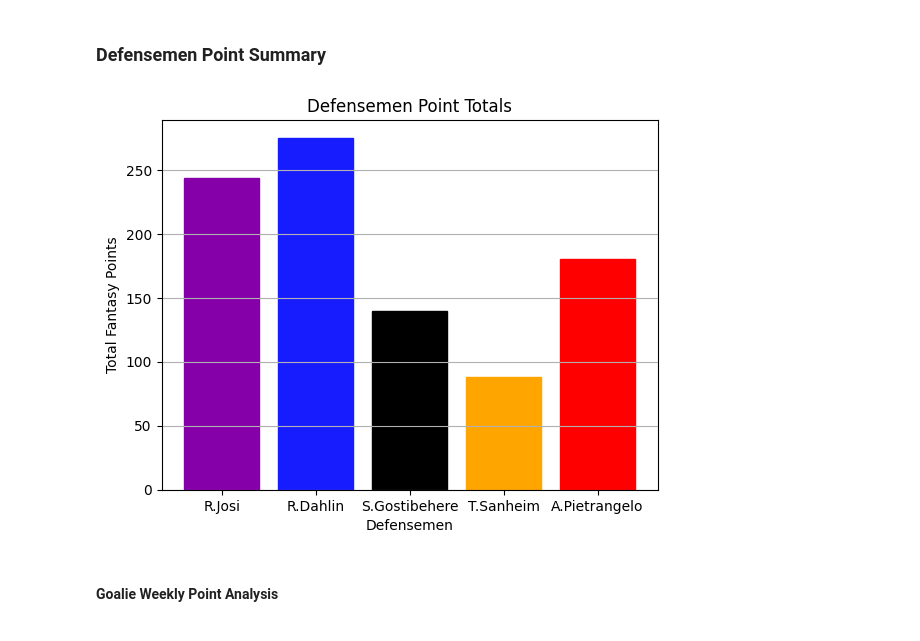
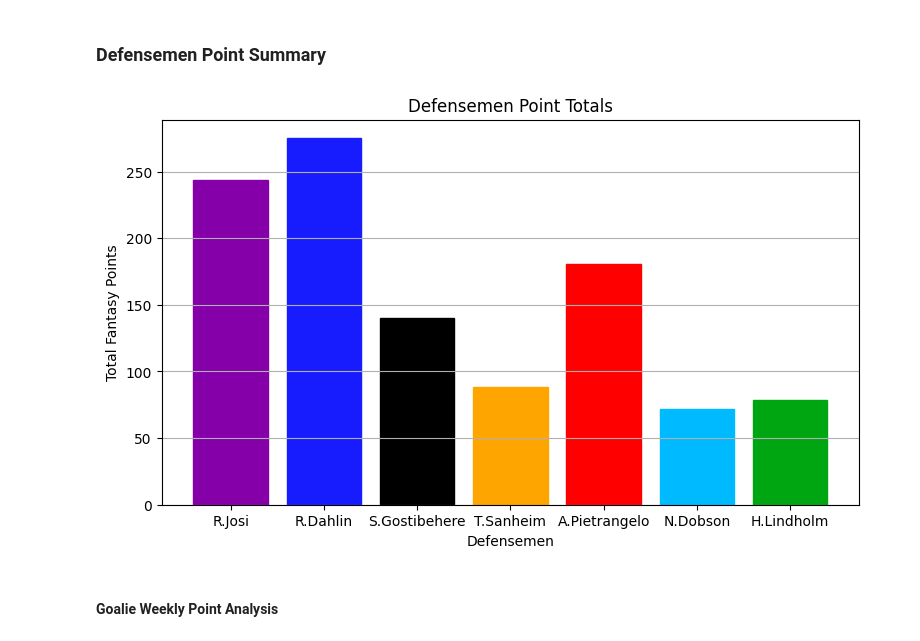
Before and after one commit to carsonbennett1/Hockey-Player-Analysis-Project, a Jupyter notebook: Fantasy_Analysis.ipynb, the cells around one changed output. Saved outputs shown, nothing was run; the diff lists cells and outputs as text; code cells hidden in the pictures.

Commit message:
d_point_totals

```diff
--- a/Fantasy_Analysis.ipynb
+++ b/Fantasy_Analysis.ipynb
@@ -178,28 +178,45 @@ plt.show()
 # %%
 josi_points = np.nan_to_num(josi_points, nan=0)
 dahlin_points = np.nan_to_num(dahlin_points, nan=0)
 gostisbehere_points = np.nan_to_num(gostisbehere_points, nan=0)
 sanheim_points = np.nan_to_num(sanheim_points, nan=0)
 pietrangelo_points = np.nan_to_num(pietrangelo_points, nan=0)
 
-x = ['R.Josi', 'R.Dahlin', 'S.Gostibehere', 'T.Sanheim', 'A.Pietrangelo']
-y = [josi_points.sum(), dahlin_points.sum(), gostisbehere_points.sum(), sanheim_points.sum(), pietrangelo_points.sum()]
+dobson = df[df['Name'] == 'N.Dobson']
+lindholm = df[df['Name'] == 'H.Lindholm']
 
+dobson_points = dobson[weeks].values.flatten()
+dobson_points = np.nan_to_num(dobson_points, nan=0)
+lindholm_points = lindholm[weeks].values.flatten()
+lindholm_points = np.nan_to_num(lindholm_points, nan=0)
+
+
+x = ['R.Josi', 'R.Dahlin', 'S.Gostibehere', 'T.Sanheim', 'A.Pietrangelo', 'N.Dobson', 'H.Lindholm']
+y = [josi_points.sum(), dahlin_points.sum(), gostisbehere_points.sum(), sanheim_points.sum(),
+     pietrangelo_points.sum(), dobson_points.sum(), lindholm_points.sum()]
+
+y_ticks = np.arange(0,350,25)
+
+plt.figure(figsize=(9,5))
+
+plt.yticks(y_ticks)
 
 bar_graph = plt.bar(x,y)
 bar_graph[0].set_color('#8600a9')
 bar_graph[1].set_color('#171cff')
 bar_graph[2].set_color('black')
 bar_graph[3].set_color('orange')
 bar_graph[4].set_color('red')
+bar_graph[5].set_color('#00baff')
+bar_graph[6].set_color('#00a512')
 
 plt.title('Defensemen Point Totals')
 plt.ylabel('Total Fantasy Points')
 plt.xlabel('Defensemen')
 plt.grid(axis = 'y')
 plt.show()
 # %% [output]
-[figure, old version]
+[figure, new version]
 # %% [markdown]
 #### Goalie Weekly Point Analysis
 # %%
```
Also changed, not shown: 1 other file.
